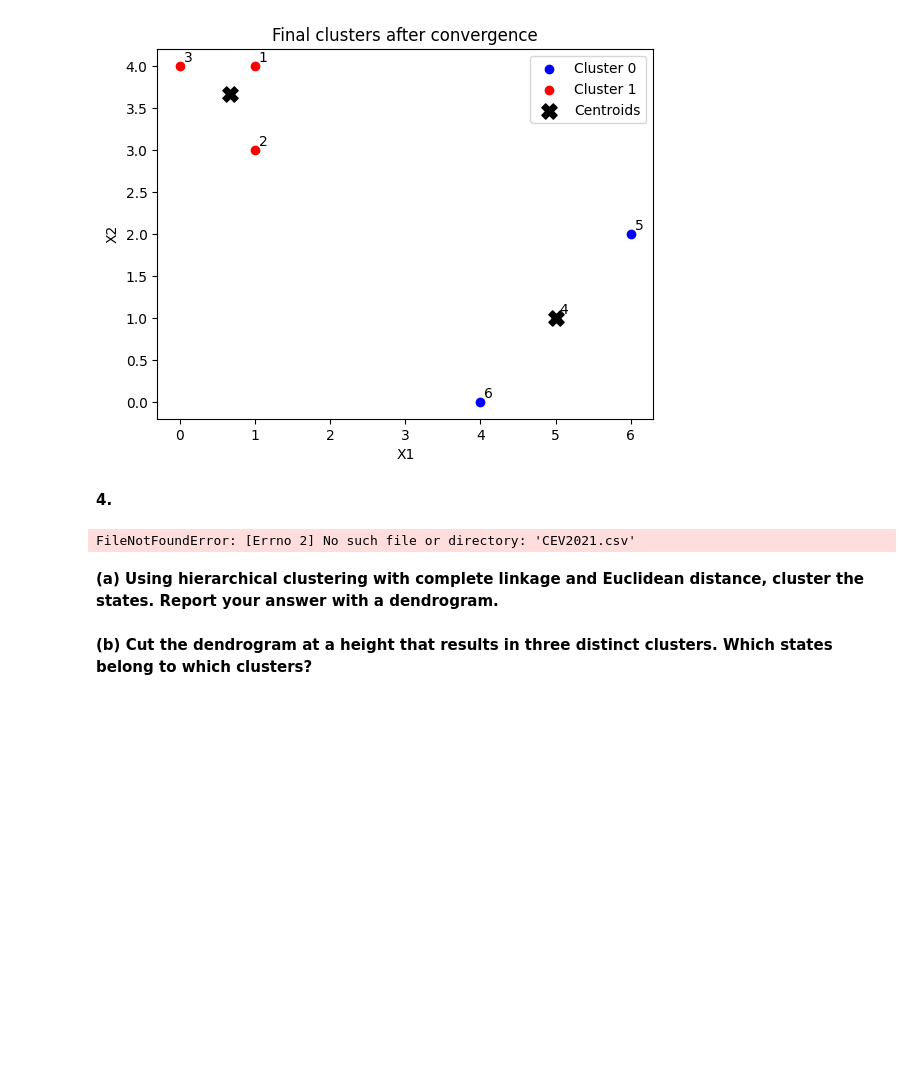
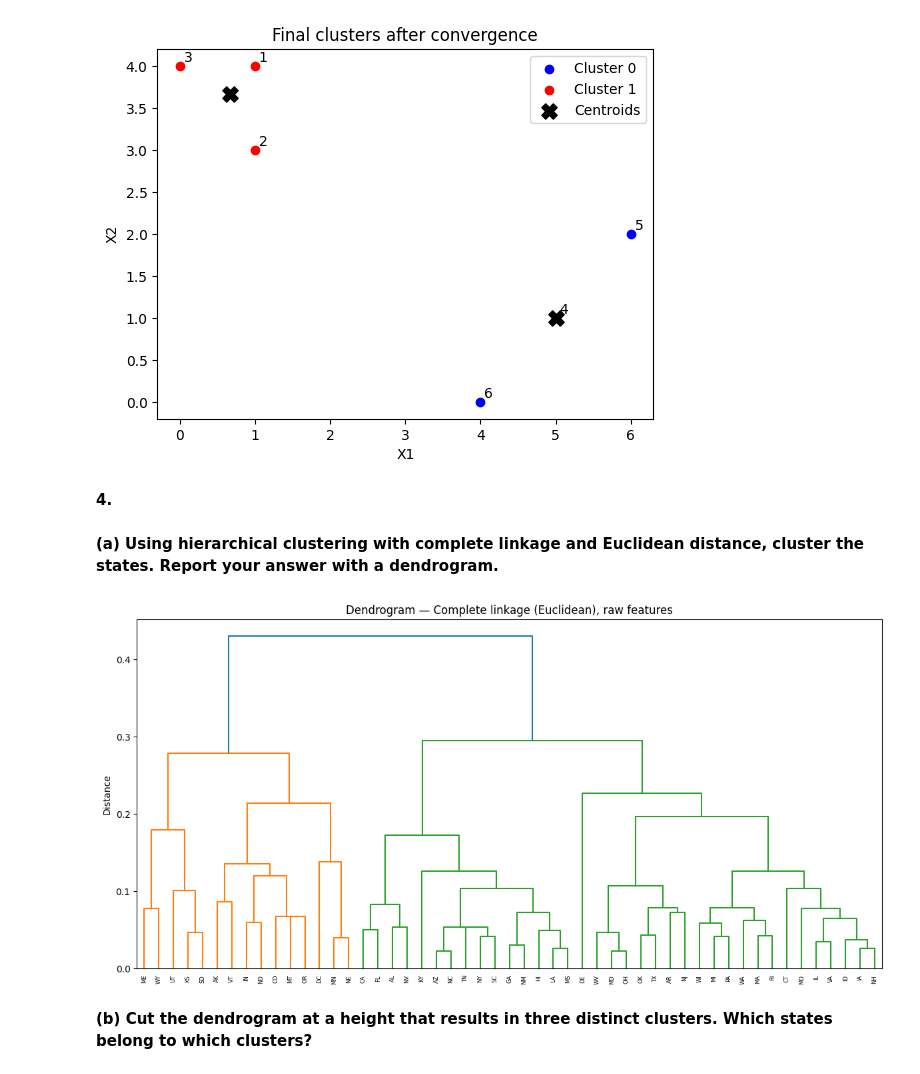
Before and after one commit to rachellecloutier/code_2600, a Jupyter notebook: homework3.ipynb, the cells around one changed output. Drawn from its saved outputs; the diff is of its cells as text; code cells hidden in the pictures; blank space fills up the shorter version.

```diff
--- a/homework3.ipynb
+++ b/homework3.ipynb
@@ -392,16 +390,24 @@ from scipy.cluster.hierarchy import linkage, dendrogram, fcluster
 from sklearn.preprocessing import StandardScaler
 from sklearn.cluster import KMeans
 
-path = "CEV2021.csv"
-cev = pd.read_csv(path)
+cev = pd.read_csv('../data/CEV2021.csv')
+
 label_col = cev.columns[0]
 numeric = cev.select_dtypes(include=[np.number]).copy()
 mask_complete = numeric.dropna(axis=0, how='any').index
 numeric = numeric.loc[mask_complete].reset_index(drop=True)
 labels = cev.loc[mask_complete, label_col].astype(str).reset_index(drop=True)
-# %% [output]
-FileNotFoundError: [Errno 2] No such file or directory: 'CEV2021.csv'
 # %% [markdown]
 **(a) Using hierarchical clustering with complete linkage and Euclidean distance, cluster the states. Report your answer with a dendrogram.**
+# %%
+Z = linkage(numeric.values, method='complete', metric='euclidean')
+plt.figure(figsize=(12, 6))
+dendrogram(Z, labels=labels.values, leaf_rotation=90)
+plt.title("Dendrogram — Complete linkage (Euclidean), raw features")
+plt.ylabel("Distance")
+plt.tight_layout()
+plt.show()
+# %% [output]
+[figure, added]
 # %% [markdown]
 **(b) Cut the dendrogram at a height that results in three distinct clusters. Which states belong to which clusters?**
```
Also changed, not shown: parts of 14 cells of this notebook.
